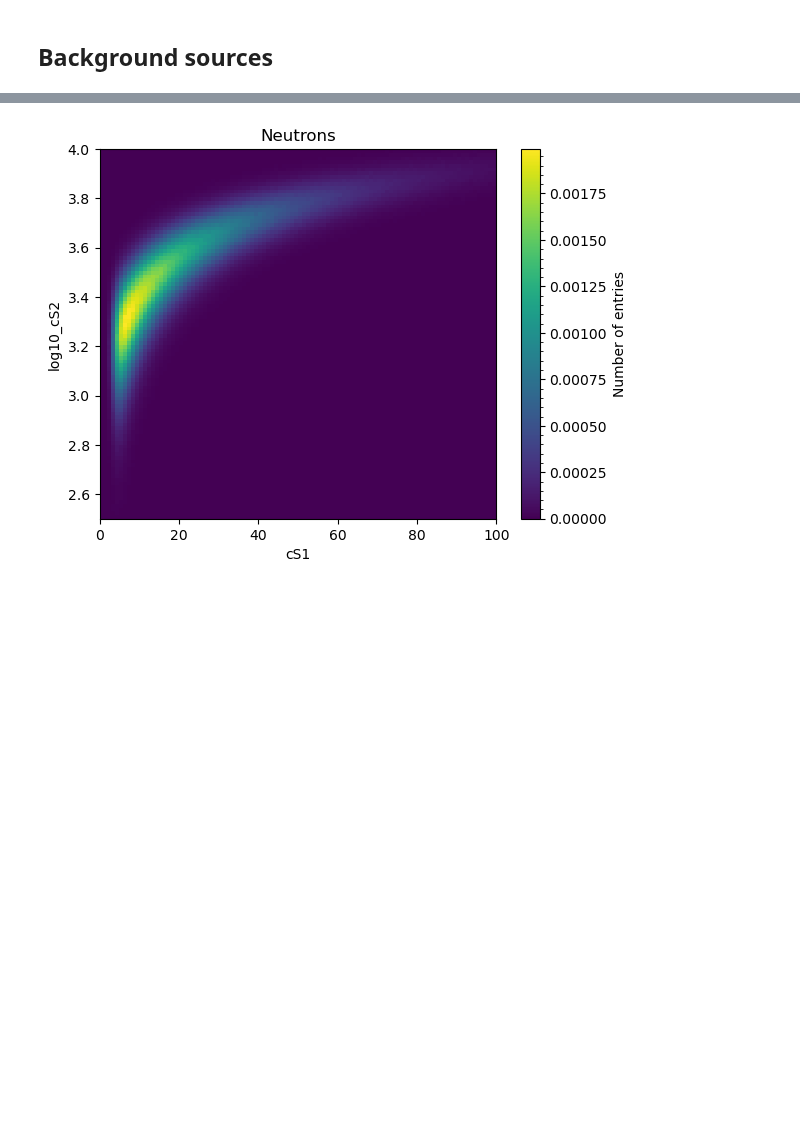
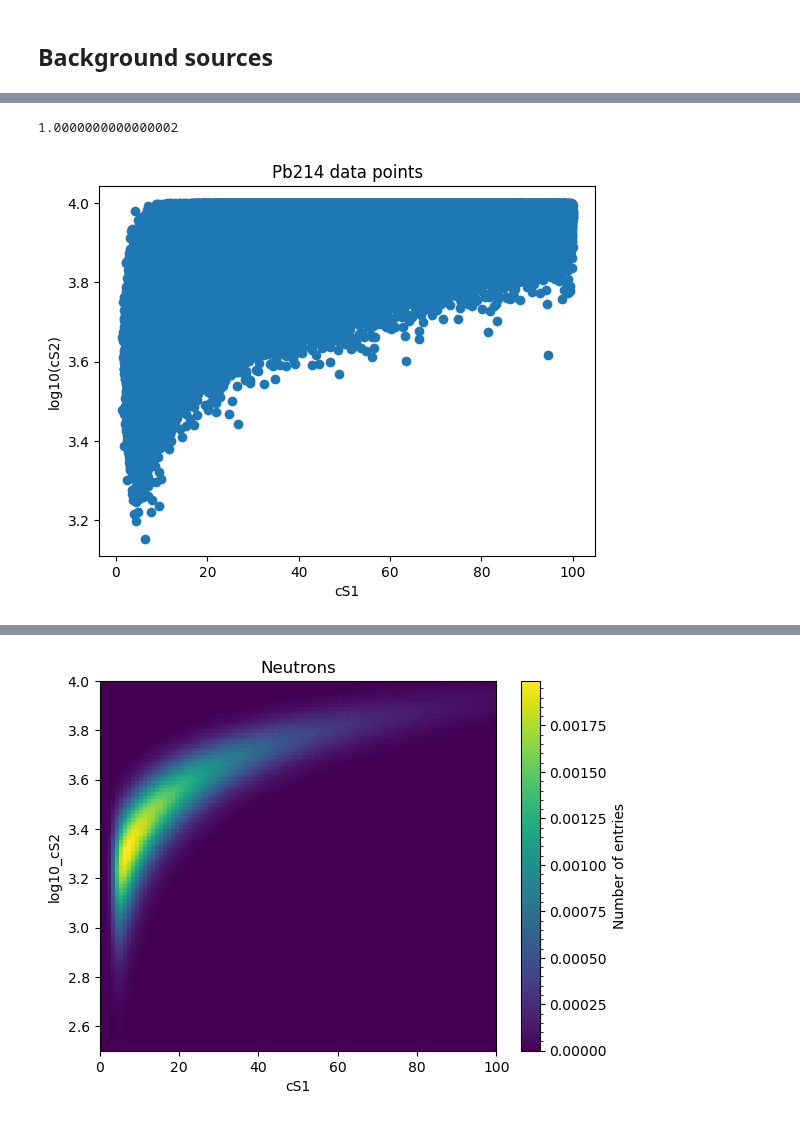
Before and after one commit to robertsjames/FlameFitSimple, a Jupyter notebook: analyses/WIMP_discovery/benchmark_templates.ipynb, the cells around one changed output, grey strips where cells are left out. Drawn from its saved outputs; the diff is of its cells as text; code cells hidden in the pictures; blank space fills up the shorter version.

```diff
--- a/analyses/WIMP_discovery/benchmark_templates.ipynb
+++ b/analyses/WIMP_discovery/benchmark_templates.ipynb
@@ -85,0 +120,15 @@ neutrons_relative_to_vER = parameters['background_rates']['neutron']['value']
+# %%
+scale_factor_pb = Pb214_mu/Pb214_hist.n
+print(scale_factor_pb)
+
+cs1_pb = Pb214_data['cs1']#*scale_factor_pb
+cs2_pb= np.log10(Pb214_data['cs2'])#*scale_factor_pb
+
+plt.scatter(cs1_pb, cs2_pb)
+plt.xlabel('cS1')
+plt.ylabel('log10(cS2)')
+plt.title('Pb214 data points')
+plt.show()
+# %% [output]
+1.0000000000000002
+[figure, added]
```
Also changed, not shown: parts of 33 cells of this notebook, 8 other files.
